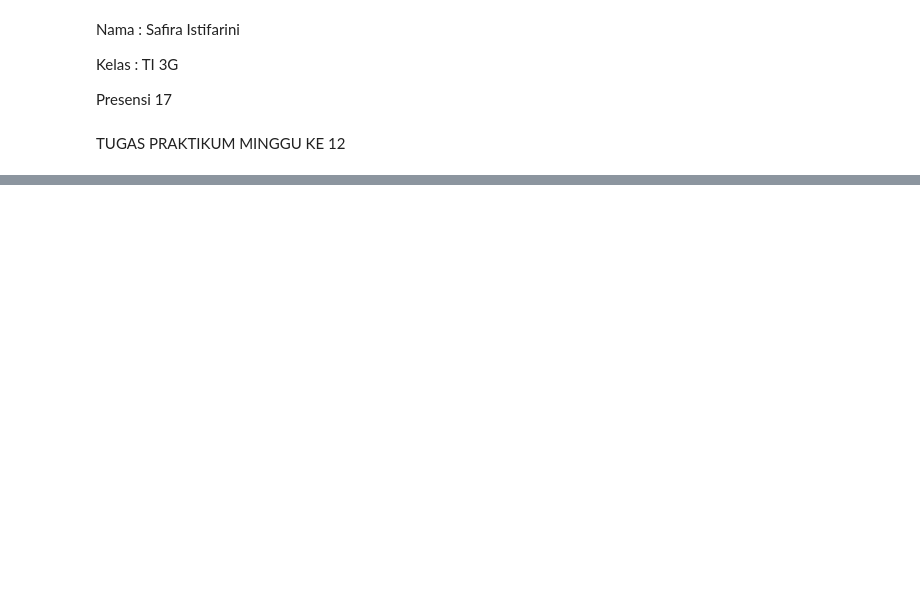
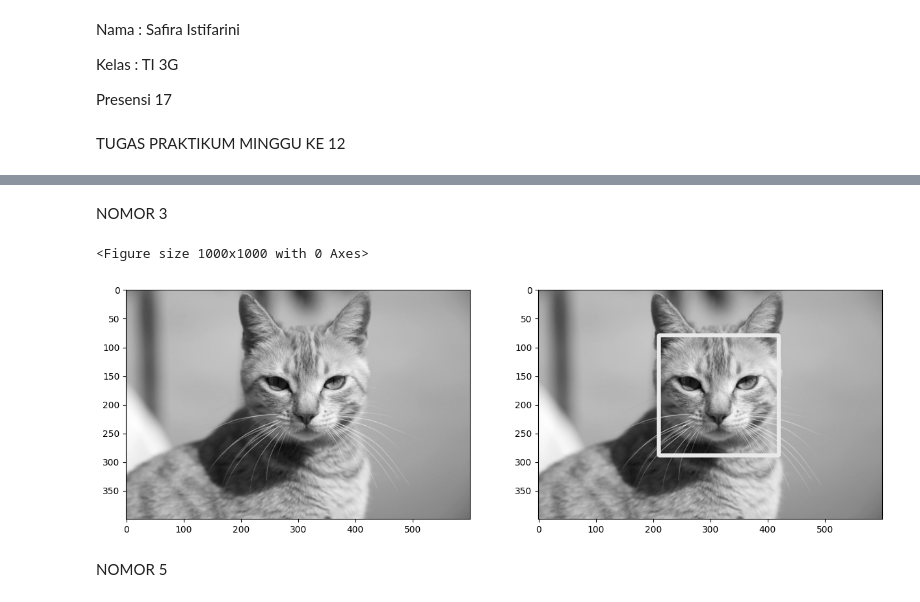
Before and after one commit to safira123-pixel/PCVK_Genap_2023, a Jupyter notebook: Week12.ipynb, the cells around one changed output, grey strips where cells are left out. Saved outputs shown, nothing was run; the diff lists cells and outputs as text; code cells hidden in the pictures; blank space fills up the shorter version.

```diff
--- a/Week12.ipynb
+++ b/Week12.ipynb
@@ -27,0 +30,23 @@ import time
+# %% [markdown]
+NOMOR 3
+# %%
+#Nomor 3
+cascade_wajah = cv.CascadeClassifier(cv.data.haarcascades + "haarcascade_frontalcatface.xml")
+
+kucing = cv.imread('/content/drive/MyDrive/PCVK/fd/mycat.jpg',0)
+kucing_ori = cv.imread('/content/drive/MyDrive/PCVK/fd/mycat.jpg',0)
+
+roi_wajah = cascade_wajah.detectMultiScale(kucing_ori)
+for (x,y,w,h) in roi_wajah:
+  cv.rectangle(kucing_ori,(x,y),(x+w,y+h),(225,255,225),5)
+plt.figure(figsize = (10,10))
+
+f, axarr = plt. subplots(1,2,figsize=(15,5))
+plt.subplot(121),plt.imshow(kucing, cmap='gray')
+plt.subplot(122),plt.imshow(kucing_ori, cmap='gray')
+plt.show()
+# %% [output]
+<Figure size 1000x1000 with 0 Axes>
+[figure, added]
+# %% [markdown]
+NOMOR 5
```
Also changed, not shown: parts of 10 cells of this notebook.
